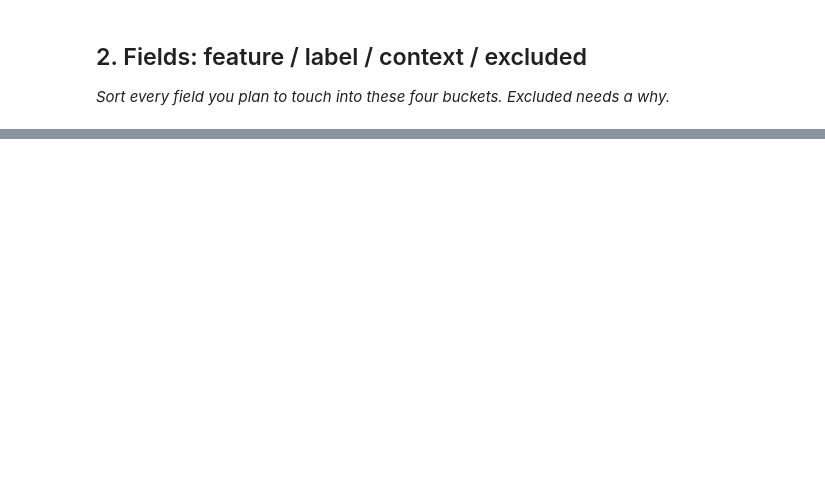
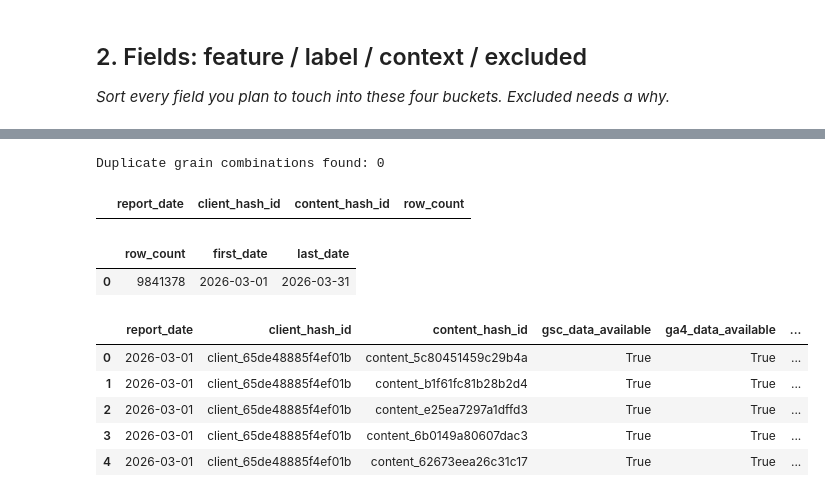
Before and after one commit to nandhanamj/flyrank_ml, a Jupyter notebook: work/notebooks/w03_data_contract.ipynb, the cells around one changed output, grey strips where cells are left out. Drawn from its saved outputs; the diff is of its cells as text; code cells hidden in the pictures; blank space fills up the shorter version.

```diff
--- a/work/notebooks/w03_data_contract.ipynb
+++ b/work/notebooks/w03_data_contract.ipynb
@@ -36,0 +321,70 @@ This skeleton is yours to fill. Work the sections **in order** — each one has
+# %%
+# Verify the grain:
+# Each combination of report_date, client_hash_id, and content_hash_id
+# should appear at most once in the daily performance table.
+#
+# If this returns zero rows, the claimed grain holds for March 2026.
+
+grain_check = con.sql(f"""
+    SELECT
+        report_date,
+        client_hash_id,
+        content_hash_id,
+        COUNT(*) AS row_count
+    FROM {PERF_MARCH}
+    GROUP BY
+        report_date,
+        client_hash_id,
+        content_hash_id
+    HAVING COUNT(*) > 1
+    LIMIT 5
+""").df()
+
+print("Duplicate grain combinations found:", len(grain_check))
+grain_check
+# %% [output]
+Duplicate grain combinations found: 0
+|  | report_date | client_hash_id | content_hash_id | row_count |
+# %%
+# Verification 2: confirm the number of March 2026 rows
+# and the observed date range in the development partition.
+
+march_summary = con.sql(f"""
+    SELECT
+        COUNT(*) AS row_count,
+        MIN(report_date) AS first_date,
+        MAX(report_date) AS last_date
+    FROM {PERF_MARCH}
+""").df()
+
+march_summary
+# %% [output]
+|  | row_count | first_date | last_date |
+| 0 | 9841378 | 2026-03-01 | 2026-03-31 |
+# %%
+# Verification 3: show a sample of March 2026 rows where both
+# Google Search Console and Google Analytics 4 data are available.
+# IS TRUE is used explicitly so only rows marked as available survive.
+
+availability_check = con.sql(f"""
+    SELECT
+        report_date,
+        client_hash_id,
+        content_hash_id,
+        gsc_data_available,
+        ga4_data_available,
+        COUNT(*) OVER () AS available_row_count
+    FROM {PERF_MARCH}
+    WHERE gsc_data_available IS TRUE
+      AND ga4_data_available IS TRUE
+    LIMIT 5
+""").df()
+
+availability_check
+# %% [output]
+|  | report_date | client_hash_id | content_hash_id | gsc_data_available | ga4_data_available | ... |
+| 0 | 2026-03-01 | client_65de48885f4ef01b | content_5c80451459c29b4a | True | True | ... |
+| 1 | 2026-03-01 | client_65de48885f4ef01b | content_b1f61fc81b28b2d4 | True | True | ... |
+| 2 | 2026-03-01 | client_65de48885f4ef01b | content_e25ea7297a1dffd3 | True | True | ... |
+| 3 | 2026-03-01 | client_65de48885f4ef01b | content_6b0149a80607dac3 | True | True | ... |
+| 4 | 2026-03-01 | client_65de48885f4ef01b | content_62673eea26c31c17 | True | True | ... |
```
Also changed, not shown: parts of 25 cells of this notebook.
